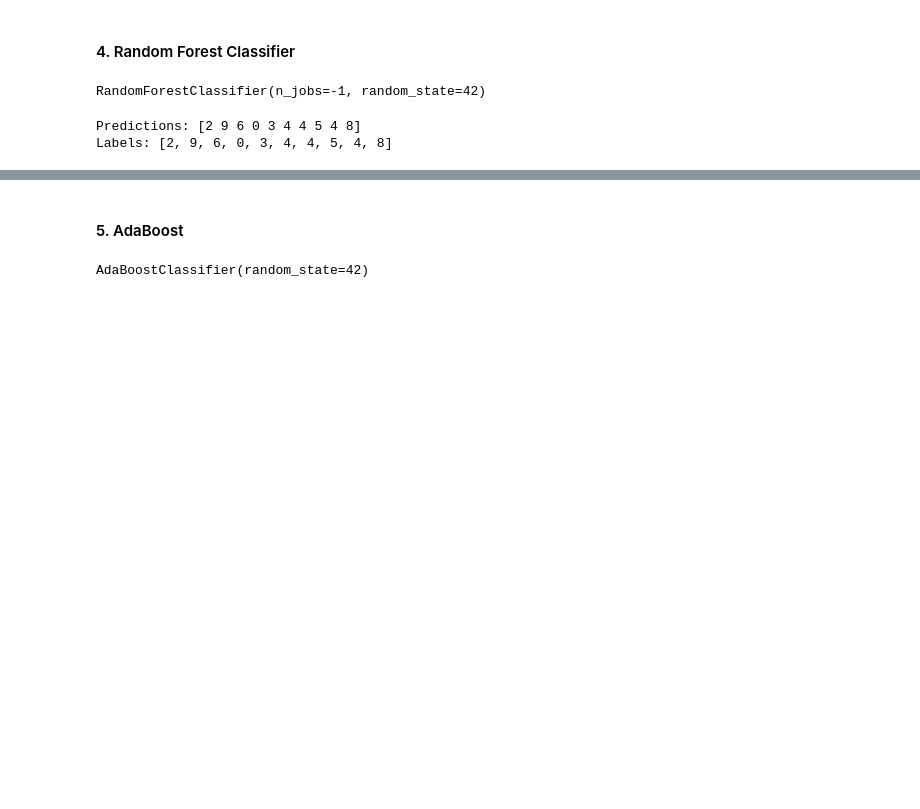
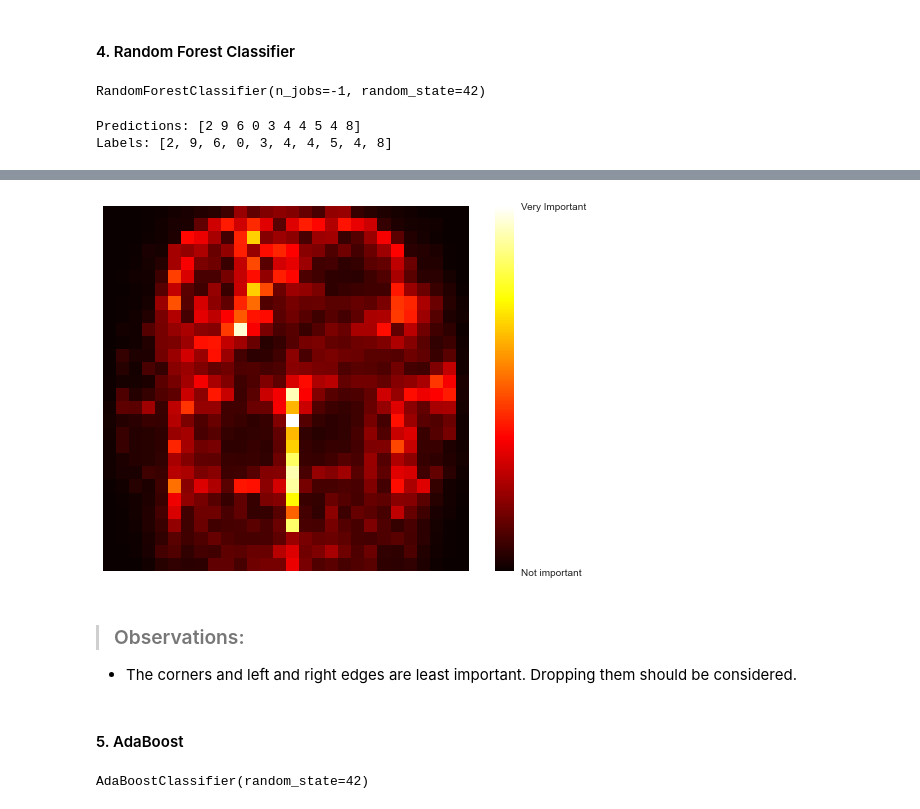
Before and after one commit to adiy55/1SB-Final-Project, a Jupyter notebook: 1SB ML Fashion MNIST.ipynb, the cells around one changed output, grey strips where cells are left out. Saved outputs shown, nothing was run; the diff lists cells and outputs as text; code cells hidden in the pictures; blank space fills up the shorter version.

Commit message:
Add feature importance plot and markdowns, add round 2 (section 4)

```diff
--- a/1SB ML Fashion MNIST.ipynb
+++ b/1SB ML Fashion MNIST.ipynb
@@ -577,3 +565,17 @@ metrics.accuracy_score(y_train, rf_pred)
+# %%
+# plot random forest classifier feature importance
+img = rf_clf.feature_importances_.reshape(28,28)
+plt.imshow(img, cmap= plt.cm.hot, interpolation="nearest")
+plt.axis('off')
+cbar = plt.colorbar(ticks=[rf_clf.feature_importances_.min(), rf_clf.feature_importances_.max()])
+cbar.ax.set_yticklabels(['Not important', 'Very Important'])
+plt.tight_layout()
+plt.show()
+# %% [output]
+[figure, added]
+# %% [markdown]
+> ### Observations:
+* The corners and left and right edges are least important. Dropping them should be considered.
 # %% [markdown]
 #### 5. AdaBoost
 # %%
```
Also changed, not shown: parts of 40 cells of this notebook.
